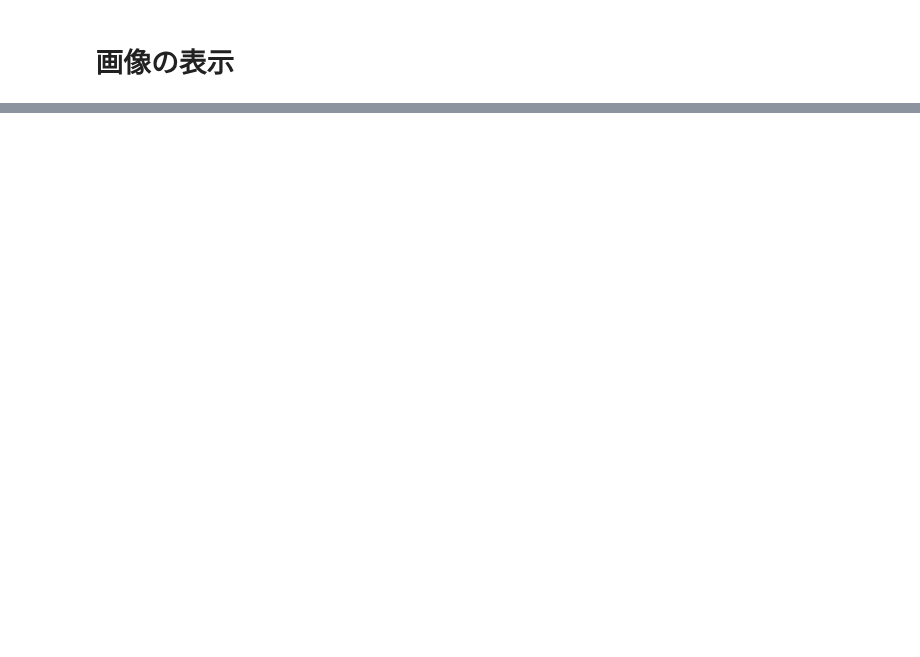
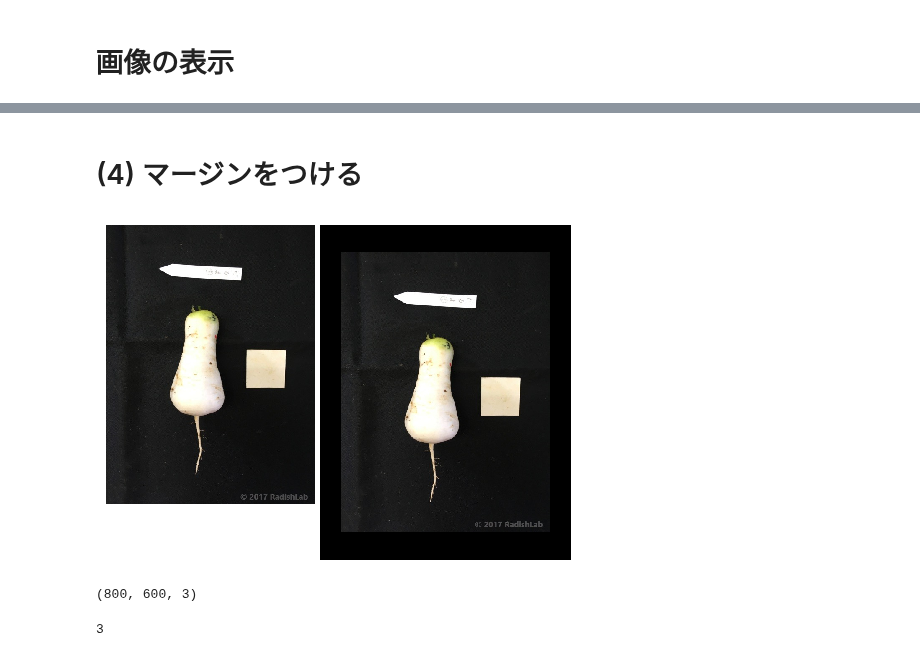
Before and after one commit to iciromaco/RadiShLab, a Jupyter notebook: 現画像からシルエット画像へ.ipynb, the cells around one changed output, grey strips where cells are left out. Drawn from its saved outputs; the diff is of its cells as text; code cells hidden in the pictures; blank space fills up the shorter version.

```diff
--- a/現画像からシルエット画像へ.ipynb
+++ b/現画像からシルエット画像へ.ipynb
@@ -122,0 +60,17 @@ plotimg(mkparaimage(imgs[2],imgs[3]), layout=212) # 2行1列配置の2個目
+# %% [markdown]
+# (4) マージンをつける
+# %%
+ img = imgs[0]
+ img12 = rd.makemargin(img,mr=1.2) # 画像サイズが1.2倍になるようにマージンをつける
+ plt.figure(figsize=(6,8),dpi=100)
+ rd.plotimg(rd.mkparaimage(img,img12))
+# %% [output]
+[figure, added]
+# %%
+img.shape
+# %% [output]
+(800, 600, 3)
+# %%
+len(img.shape)
+# %% [output]
+3
```
Also changed, not shown: parts of 14 cells of this notebook.
